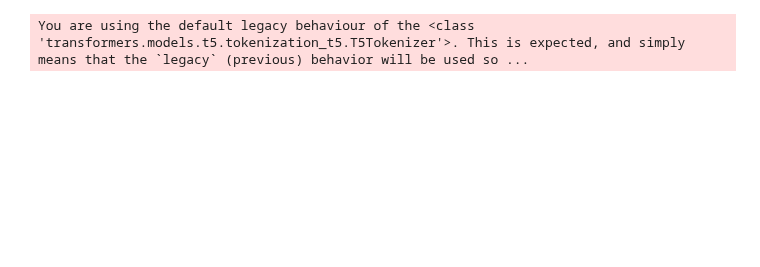
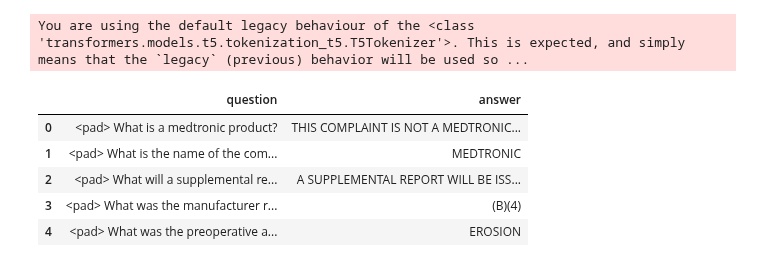
Before and after one commit to KaneZhao/Adverse-Events-in-Female-Stress-Urinary-Incontinence, a Jupyter notebook: ChatBot.ipynb, the cells around one changed output. Cells and saved outputs as stored; diff of their text form; code cells hidden in the pictures; blank space fills up the shorter version.

```diff
--- a/ChatBot.ipynb
+++ b/ChatBot.ipynb
@@ -323,3 +440,12 @@ trainer = Trainer(
 
 # Fine-tune the model
 trainer.train()
+# %%
+qa_df.head()
+# %% [output]
+|  | question | answer |
+| 0 | <pad> What is a medtronic product? | THIS COMPLAINT IS NOT A MEDTRONIC... |
+| 1 | <pad> What is the name of the com... | MEDTRONIC |
+| 2 | <pad> What will a supplemental re... | A SUPPLEMENTAL REPORT WILL BE ISS... |
+| 3 | <pad> What was the manufacturer r... | (B)(4) |
+| 4 | <pad> What was the preoperative a... | EROSION |
```
Also changed, not shown: parts of 28 cells of this notebook, 3 other files.
